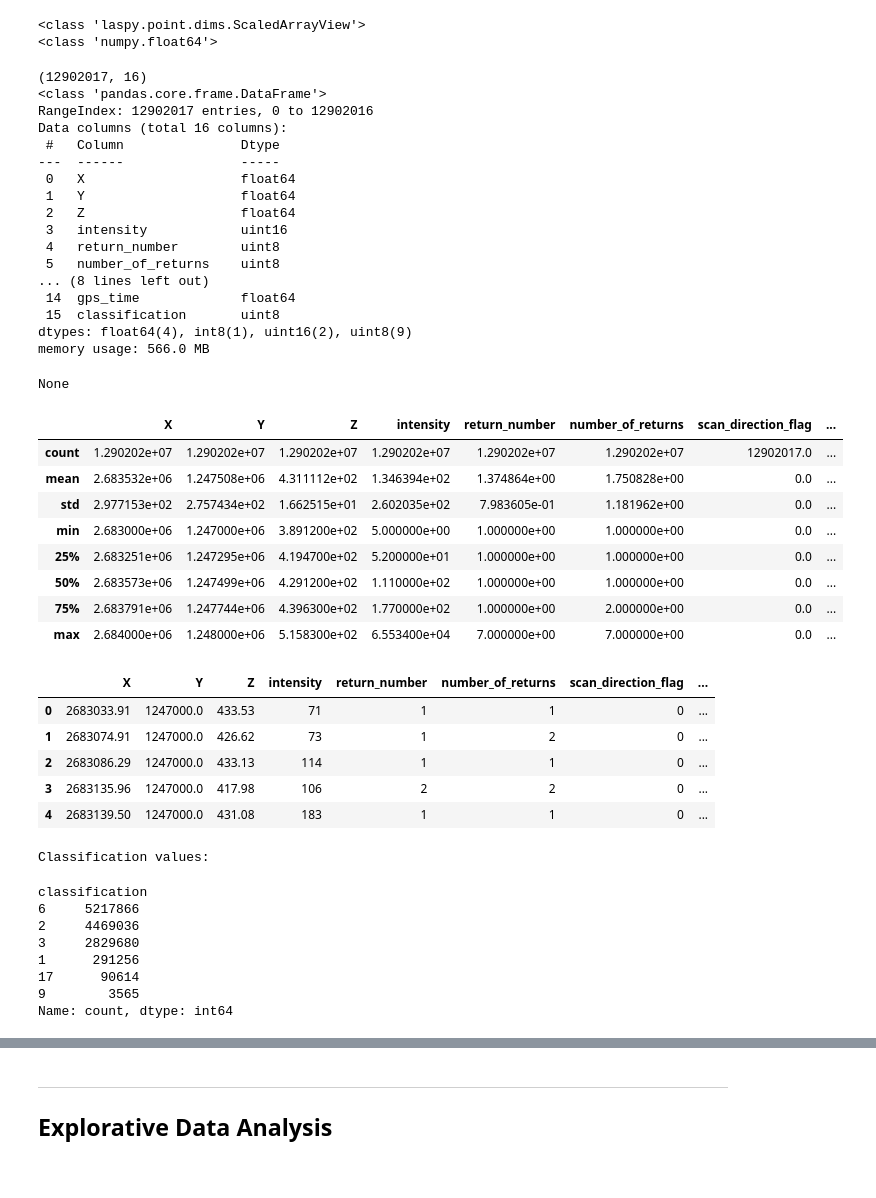
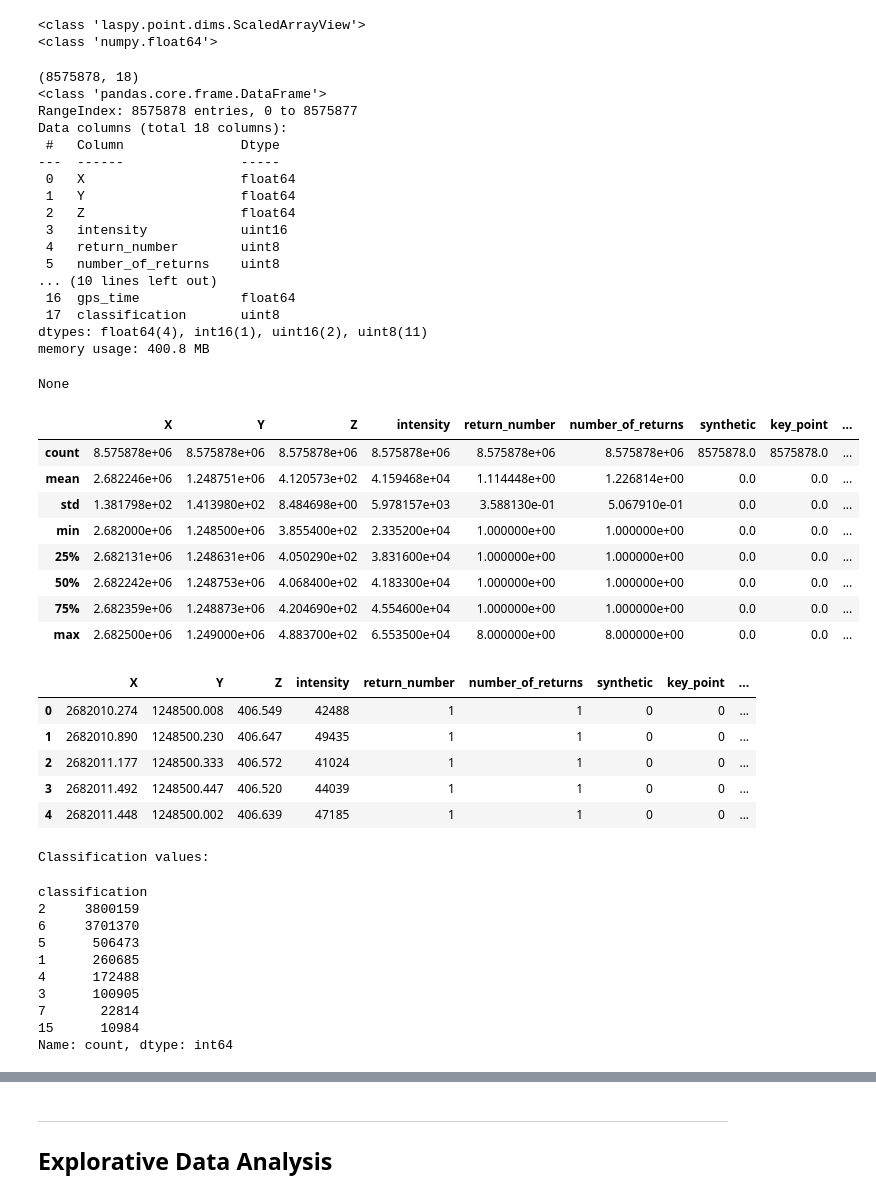
Before and after one commit to NicolaNoger/Point-Cloud_Segmentation, a Jupyter notebook: code/PA-1_Klaver_Noger.ipynb, the cells around one changed output, grey strips where cells are left out. Drawn from its saved outputs; the diff is of its cells as text; code cells hidden in the pictures.

```diff
--- a/code/PA-1_Klaver_Noger.ipynb
+++ b/code/PA-1_Klaver_Noger.ipynb
@@ -62,13 +73,13 @@ from torch.utils.data import DataLoader, TensorDataset
 # %% [markdown]
 #### Load the data
 # %%
-path_flo = "C:/Users/flori/Desktop/pa-1_data/zurich_1.las"
+path_flo = "C:/Users/flori/Desktop/pa-1_data/training/2682000_1248500.laz"
 # path_nicola =
 
 las = laspy.read(path_flo)
 
 # List all available attributes in the LAS file
-print("Available attributes in LAS file:")
+print("Available attributes in LAZ file:")
 for spec in las.point_format.dimension_names:
     print("-", spec)
 
@@ -105,7 +116,7 @@ print(type(las.x[0]))
 <class 'laspy.point.dims.ScaledArrayView'>
 <class 'numpy.float64'>
 # %%
-# Create a pandas DataFrame with the LAS data for initial data exploration
+# Create a pandas DataFrame with the LAZ data for initial data exploration
 df = pd.DataFrame({
     "X": np.array(las.x),
     "Y": np.array(las.y),
@@ -113,68 +124,72 @@ df = pd.DataFrame({
     "intensity": np.array(las.intensity),
     "return_number": np.array(las.return_number),
     "number_of_returns": np.array(las.number_of_returns),
-    "scan_direction_flag": np.array(las.scan_direction_flag),
-    "edge_of_flight_line": np.array(las.edge_of_flight_line),
     "synthetic": np.array(las.synthetic),
     "key_point": np.array(las.key_point),
     "withheld": np.array(las.withheld),
+    "overlap": np.array(las.overlap),
+    "scanner_channel": np.array(las.scanner_channel),
+    "scan_direction_flag": np.array(las.scan_direction_flag),
+    "edge_of_flight_line": np.array(las.edge_of_flight_line),
     "user_data": np.array(las.user_data),
+    "scan_angle": np.array(las.scan_angle),
     "point_source_id": np.array(las.point_source_id),
-    "scan_angle_rank": np.array(las.scan_angle_rank),
     "gps_time": np.array(las.gps_time),
     "classification": np.array(las.classification)
 })
 
 
 # get a first impression of the data
 print(df.shape)
 display(df.info())
 display(df.describe())
 display(df.head())
 print("\nClassification values:")
 display(df["classification"].value_counts())
 # %% [output]
-(12902017, 16)
+(8575878, 18)
 <class 'pandas.core.frame.DataFrame'>
-RangeIndex: 12902017 entries, 0 to 12902016
-Data columns (total 16 columns):
+RangeIndex: 8575878 entries, 0 to 8575877
+Data columns (total 18 columns):
  #   Column               Dtype
 ---  ------               -----
  0   X                    float64
  1   Y                    float64
  2   Z                    float64
  3   intensity            uint16
  4   return_number        uint8
  5   number_of_returns    uint8
-... (8 lines left out)
- 14  gps_time             float64
- 15  classification       uint8
-dtypes: float64(4), int8(1), uint16(2), uint8(9)
-memory usage: 566.0 MB
+... (10 lines left out)
+ 16  gps_time             float64
+ 17  classification       uint8
+dtypes: float64(4), int16(1), uint16(2), uint8(11)
+memory usage: 400.8 MB
 None
-|  | X | Y | Z | intensity | return_number | number_of_returns | scan_direction_flag | ... |
-| count | 1.290202e+07 | 1.290202e+07 | 1.290202e+07 | 1.290202e+07 | 1.290202e+07 | 1.290202e+07 | 12902017.0 | ... |
-| mean | 2.683532e+06 | 1.247508e+06 | 4.311112e+02 | 1.346394e+02 | 1.374864e+00 | 1.750828e+00 | 0.0 | ... |
-| std | 2.977153e+02 | 2.757434e+02 | 1.662515e+01 | 2.602035e+02 | 7.983605e-01 | 1.181962e+00 | 0.0 | ... |
-| min | 2.683000e+06 | 1.247000e+06 | 3.891200e+02 | 5.000000e+00 | 1.000000e+00 | 1.000000e+00 | 0.0 | ... |
-| 25% | 2.683251e+06 | 1.247295e+06 | 4.194700e+02 | 5.200000e+01 | 1.000000e+00 | 1.000000e+00 | 0.0 | ... |
-| 50% | 2.683573e+06 | 1.247499e+06 | 4.291200e+02 | 1.110000e+02 | 1.000000e+00 | 1.000000e+00 | 0.0 | ... |
-| 75% | 2.683791e+06 | 1.247744e+06 | 4.396300e+02 | 1.770000e+02 | 1.000000e+00 | 2.000000e+00 | 0.0 | ... |
-| max | 2.684000e+06 | 1.248000e+06 | 5.158300e+02 | 6.553400e+04 | 7.000000e+00 | 7.000000e+00 | 0.0 | ... |
+|  | X | Y | Z | intensity | return_number | number_of_returns | synthetic | key_point | ... |
+| count | 8.575878e+06 | 8.575878e+06 | 8.575878e+06 | 8.575878e+06 | 8.575878e+06 | 8.575878e+06 | 8575878.0 | 8575878.0 | ... |
+| mean | 2.682246e+06 | 1.248751e+06 | 4.120573e+02 | 4.159468e+04 | 1.114448e+00 | 1.226814e+00 | 0.0 | 0.0 | ... |
+| std | 1.381798e+02 | 1.413980e+02 | 8.484698e+00 | 5.978157e+03 | 3.588130e-01 | 5.067910e-01 | 0.0 | 0.0 | ... |
+| min | 2.682000e+06 | 1.248500e+06 | 3.855400e+02 | 2.335200e+04 | 1.000000e+00 | 1.000000e+00 | 0.0 | 0.0 | ... |
+| 25% | 2.682131e+06 | 1.248631e+06 | 4.050290e+02 | 3.831600e+04 | 1.000000e+00 | 1.000000e+00 | 0.0 | 0.0 | ... |
+| 50% | 2.682242e+06 | 1.248753e+06 | 4.068400e+02 | 4.183300e+04 | 1.000000e+00 | 1.000000e+00 | 0.0 | 0.0 | ... |
+| 75% | 2.682359e+06 | 1.248873e+06 | 4.204690e+02 | 4.554600e+04 | 1.000000e+00 | 1.000000e+00 | 0.0 | 0.0 | ... |
+| max | 2.682500e+06 | 1.249000e+06 | 4.883700e+02 | 6.553500e+04 | 8.000000e+00 | 8.000000e+00 | 0.0 | 0.0 | ... |
-|  | X | Y | Z | intensity | return_number | number_of_returns | scan_direction_flag | ... |
-| 0 | 2683033.91 | 1247000.0 | 433.53 | 71 | 1 | 1 | 0 | ... |
-| 1 | 2683074.91 | 1247000.0 | 426.62 | 73 | 1 | 2 | 0 | ... |
-| 2 | 2683086.29 | 1247000.0 | 433.13 | 114 | 1 | 1 | 0 | ... |
-| 3 | 2683135.96 | 1247000.0 | 417.98 | 106 | 2 | 2 | 0 | ... |
-| 4 | 2683139.50 | 1247000.0 | 431.08 | 183 | 1 | 1 | 0 | ... |
+|  | X | Y | Z | intensity | return_number | number_of_returns | synthetic | key_point | ... |
+| 0 | 2682010.274 | 1248500.008 | 406.549 | 42488 | 1 | 1 | 0 | 0 | ... |
+| 1 | 2682010.890 | 1248500.230 | 406.647 | 49435 | 1 | 1 | 0 | 0 | ... |
+| 2 | 2682011.177 | 1248500.333 | 406.572 | 41024 | 1 | 1 | 0 | 0 | ... |
+| 3 | 2682011.492 | 1248500.447 | 406.520 | 44039 | 1 | 1 | 0 | 0 | ... |
+| 4 | 2682011.448 | 1248500.002 | 406.639 | 47185 | 1 | 1 | 0 | 0 | ... |
 Classification values:
 classification
-6     5217866
-2     4469036
-3     2829680
-1      291256
-17      90614
-9        3565
+2     3800159
+6     3701370
+5      506473
+1      260685
+4      172488
+3      100905
+7       22814
+15      10984
 Name: count, dtype: int64
 # %%
 # check for missing values
```
Also changed, not shown: parts of 45 cells of this notebook, 4 other files.
